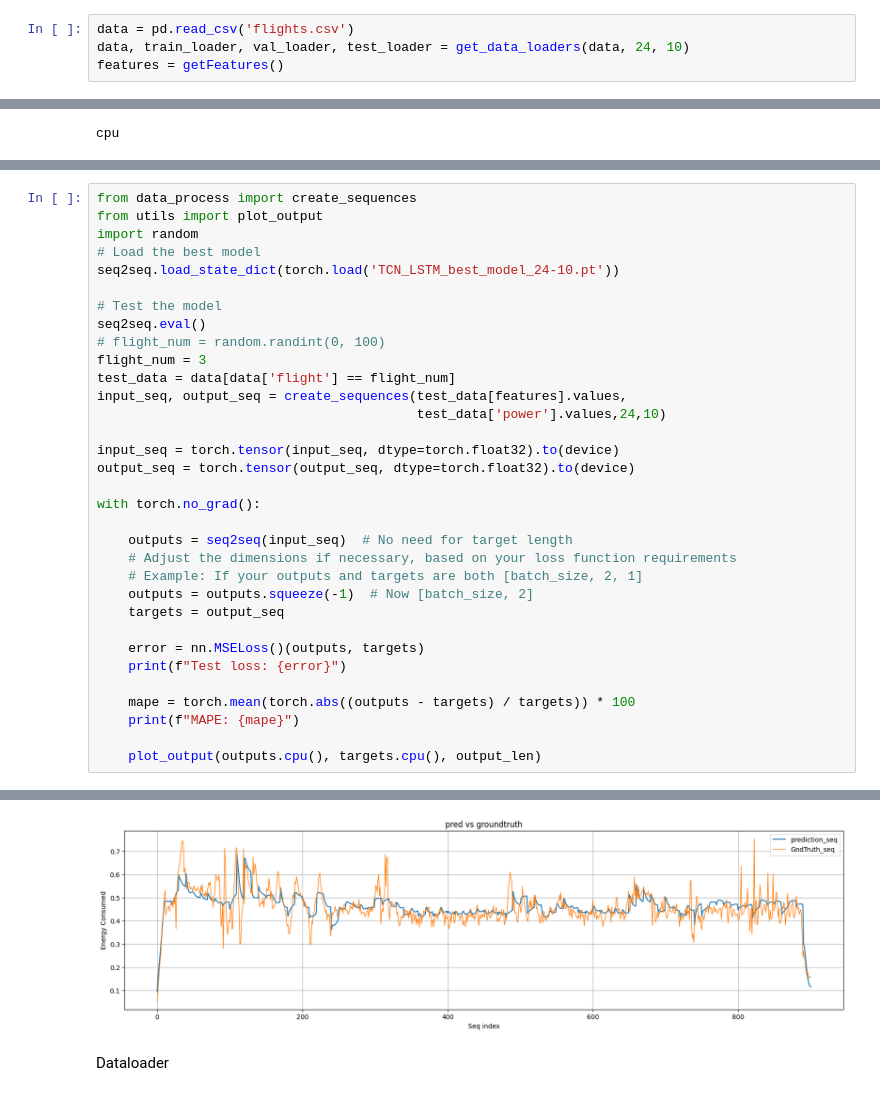
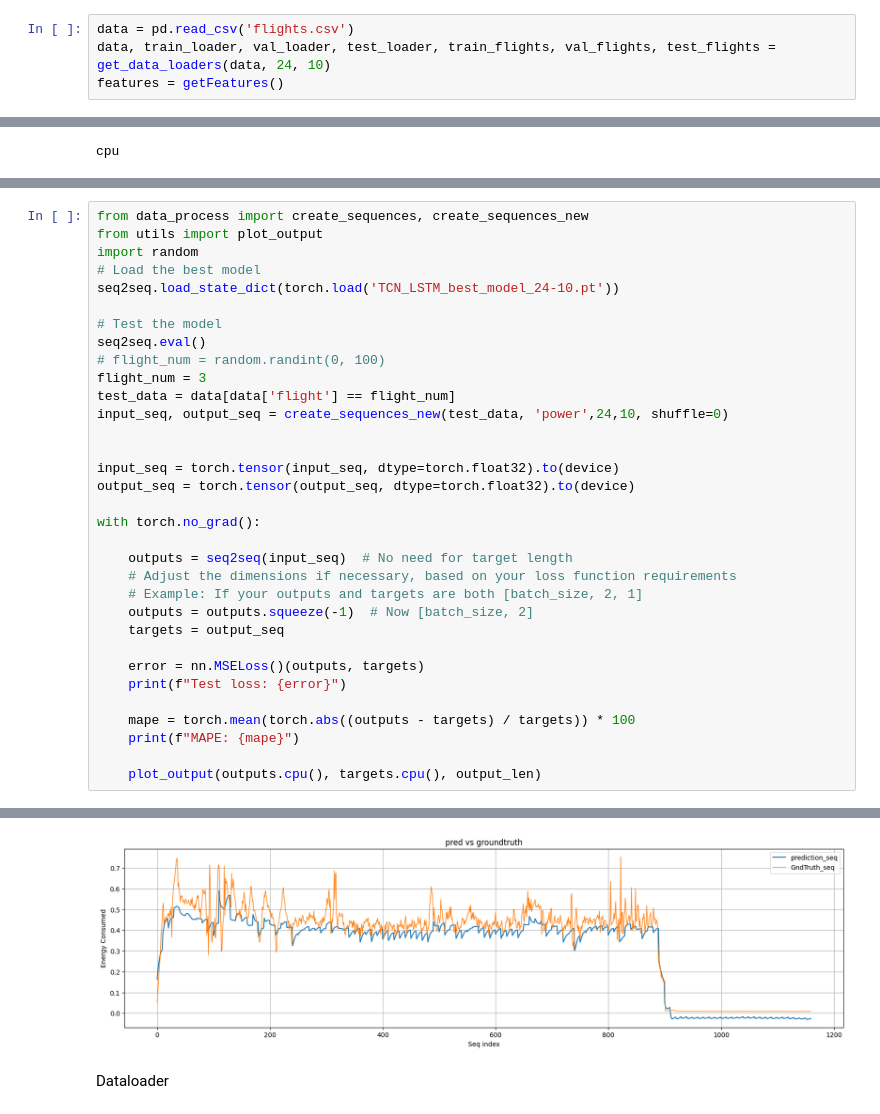
Before and after one commit to LeoLi23/553-ev-project, a Jupyter notebook: TCN-LSTM.ipynb, the cells around one changed output, grey strips where cells are left out. Saved outputs shown, nothing was run; the diff lists cells and outputs as text.

Commit message:
fixed create_sequences()

```diff
--- a/TCN-LSTM.ipynb
+++ b/TCN-LSTM.ipynb
@@ -8,5 +8,5 @@ import pandas as pd
 import matplotlib.pyplot as plt
 # %%
 data = pd.read_csv('flights.csv')
-data, train_loader, val_loader, test_loader = get_data_loaders(data, 24, 10)
+data, train_loader, val_loader, test_loader, train_flights, val_flights, test_flights = get_data_loaders(data, 24, 10)
 features = getFeatures()
@@ -161,5 +163,5 @@ Epoch 1/1, Average Validation Loss: 0.0029
 # %%
-from data_process import create_sequences
+from data_process import create_sequences, create_sequences_new
 from utils import plot_output
 import random
 # Load the best model
@@ -170,8 +172,8 @@ seq2seq.eval()
 # flight_num = random.randint(0, 100)
 flight_num = 3
 test_data = data[data['flight'] == flight_num]
-input_seq, output_seq = create_sequences(test_data[features].values,
-                                         test_data['power'].values,24,10)
+input_seq, output_seq = create_sequences_new(test_data, 'power',24,10, shuffle=0)
+
 
 input_seq = torch.tensor(input_seq, dtype=torch.float32).to(device)
 output_seq = torch.tensor(output_seq, dtype=torch.float32).to(device)
@@ -197,4 +199,4 @@ MAPE: 37.50775909423828
-[figure, old version]
+[figure, new version]
 # %% [markdown]
 Dataloader
 # %%
```
Also changed, not shown: parts of 3 cells of this notebook, 1 other file.
